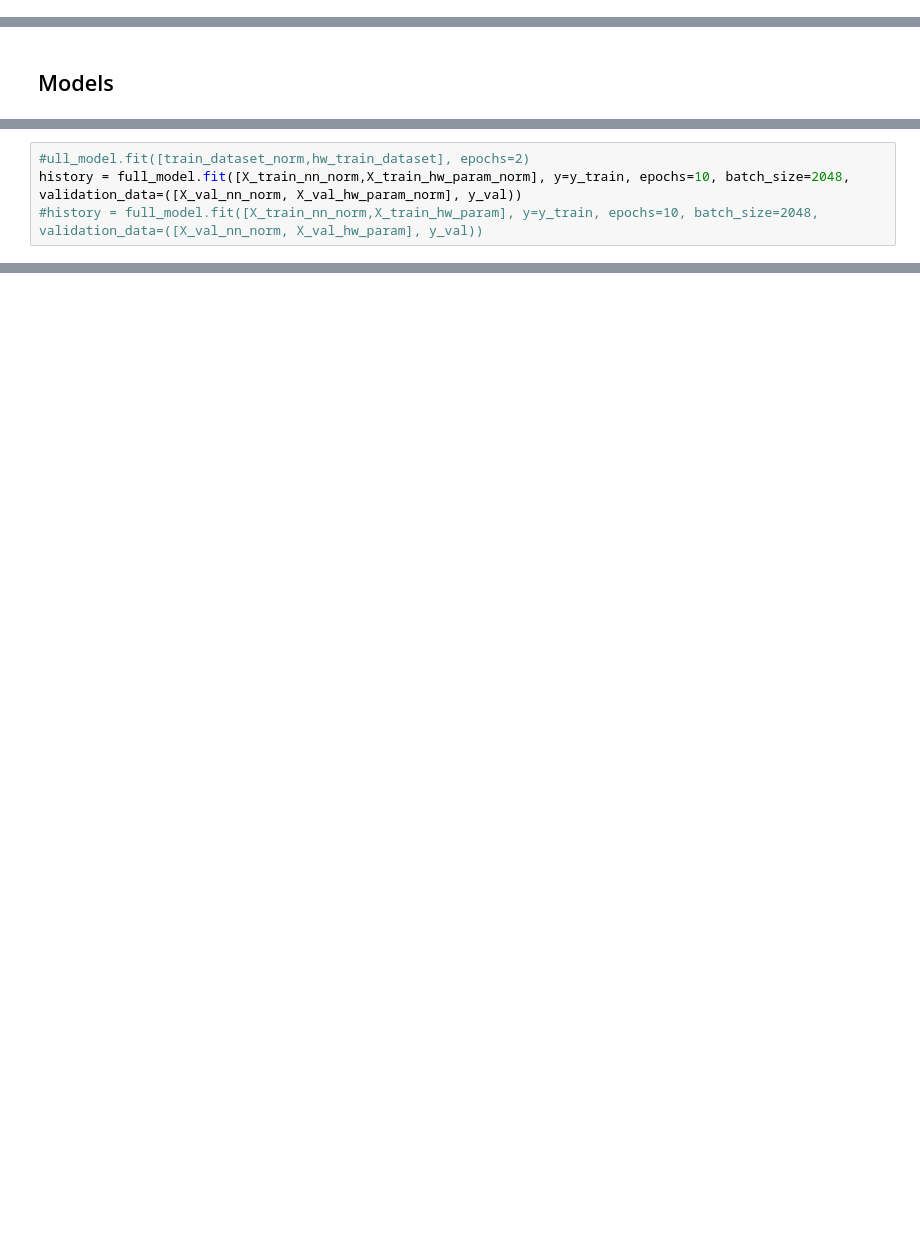
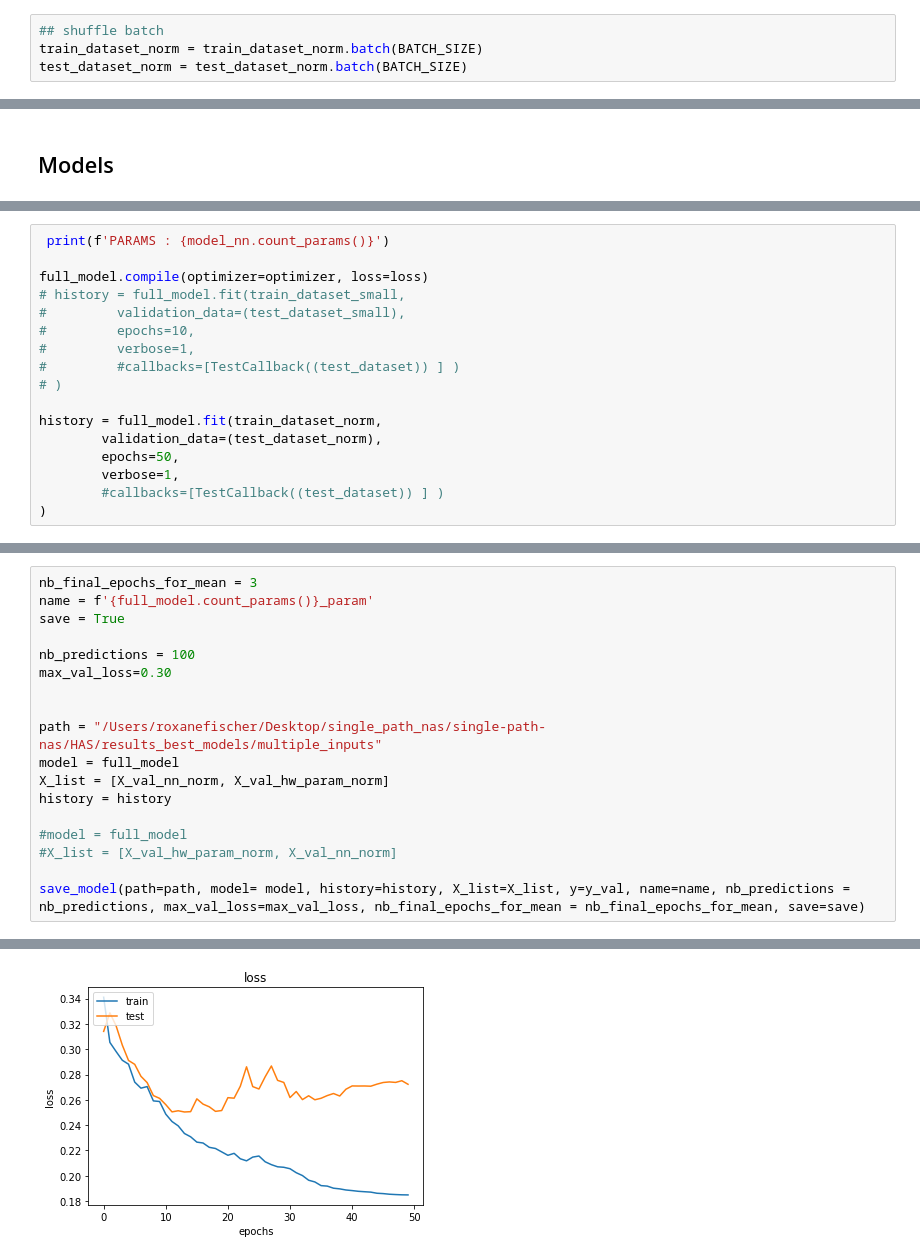
Before and after one commit to RoxaneFis/single-path-nas, a Jupyter notebook: HAS/treatment_multiple_inputs.ipynb, the cells around one changed output, grey strips where cells are left out. Cells and saved outputs as stored; diff of their text form; blank space fills up the shorter version.

```diff
--- a/HAS/treatment_multiple_inputs.ipynb
+++ b/HAS/treatment_multiple_inputs.ipynb
@@ -172,2 +213,6 @@ nn_test_dataset = nn_test_dataset.batch(BATCH_SIZE)
+# %%
+## shuffle batch
+train_dataset_norm = train_dataset_norm.batch(BATCH_SIZE)
+test_dataset_norm = test_dataset_norm.batch(BATCH_SIZE)
 # %% [markdown]
 # Get loss/model
@@ -214,4 +244,0 @@ full_model.compile(optimizer=optimizer, loss=loss)
-# %%
-#ull_model.fit([train_dataset_norm,hw_train_dataset], epochs=2)
-history = full_model.fit([X_train_nn_norm,X_train_hw_param_norm], y=y_train, epochs=10, batch_size=2048, validation_data=([X_val_nn_norm, X_val_hw_param_norm], y_val))
-#history = full_model.fit([X_train_nn_norm,X_train_hw_param], y=y_train, epochs=10, batch_size=2048, validation_data=([X_val_nn_norm, X_val_hw_param], y_val))
@@ -296,0 +408,17 @@ NameError: name 'preds' is not defined
+# %%
+ print(f'PARAMS : {model_nn.count_params()}')
+
+full_model.compile(optimizer=optimizer, loss=loss)
+# history = full_model.fit(train_dataset_small,
+#         validation_data=(test_dataset_small),
+#         epochs=10,
+#         verbose=1,
+#         #callbacks=[TestCallback((test_dataset)) ] )
+# )
+
+history = full_model.fit(train_dataset_norm,
+        validation_data=(test_dataset_norm),
+        epochs=50,
+        verbose=1,
+        #callbacks=[TestCallback((test_dataset)) ] )
+)
@@ -296,0 +443,19 @@ NameError: name 'preds' is not defined
+# %%
+nb_final_epochs_for_mean = 3
+name = f'{full_model.count_params()}_param'
+save = True
+
+nb_predictions = 100
+max_val_loss=0.30
+
+
+path = "/Users/roxanefischer/Desktop/single_path_nas/single-path-nas/HAS/results_best_models/multiple_inputs"
+model = full_model
+X_list = [X_val_nn_norm, X_val_hw_param_norm]
+history = history
+
+#model = full_model
+#X_list = [X_val_hw_param_norm, X_val_nn_norm]
+
+save_model(path=path, model= model, history=history, X_list=X_list, y=y_val, name=name, nb_predictions = nb_predictions, max_val_loss=max_val_loss, nb_final_epochs_for_mean = nb_final_epochs_for_mean, save=save)
+# %% [output]
@@ -296,0 +479 @@ NameError: name 'preds' is not defined
+[figure, added]
```
Also changed, not shown: parts of 39 cells of this notebook, 2 other files.
